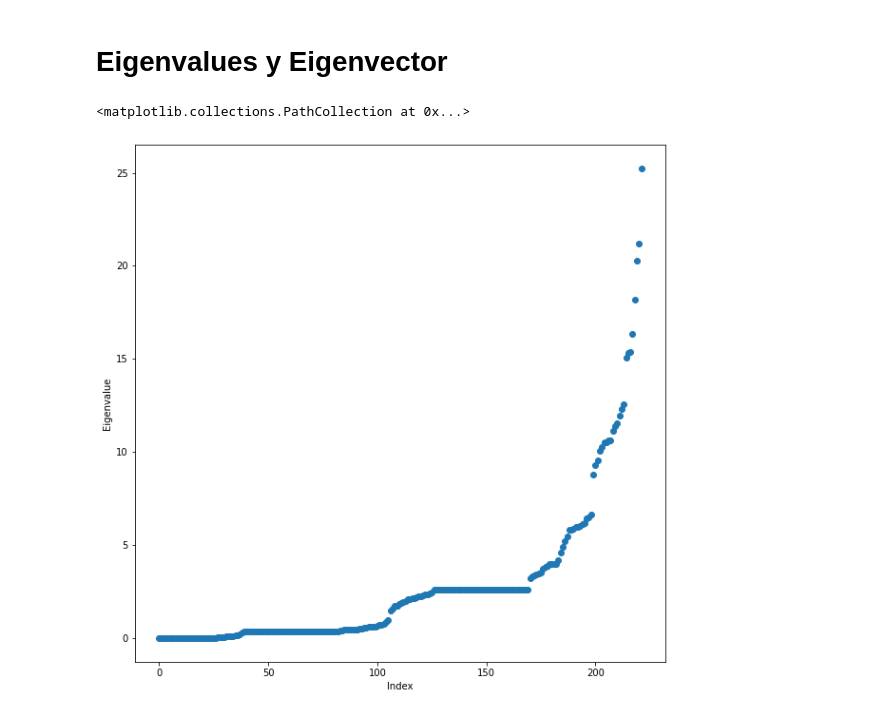
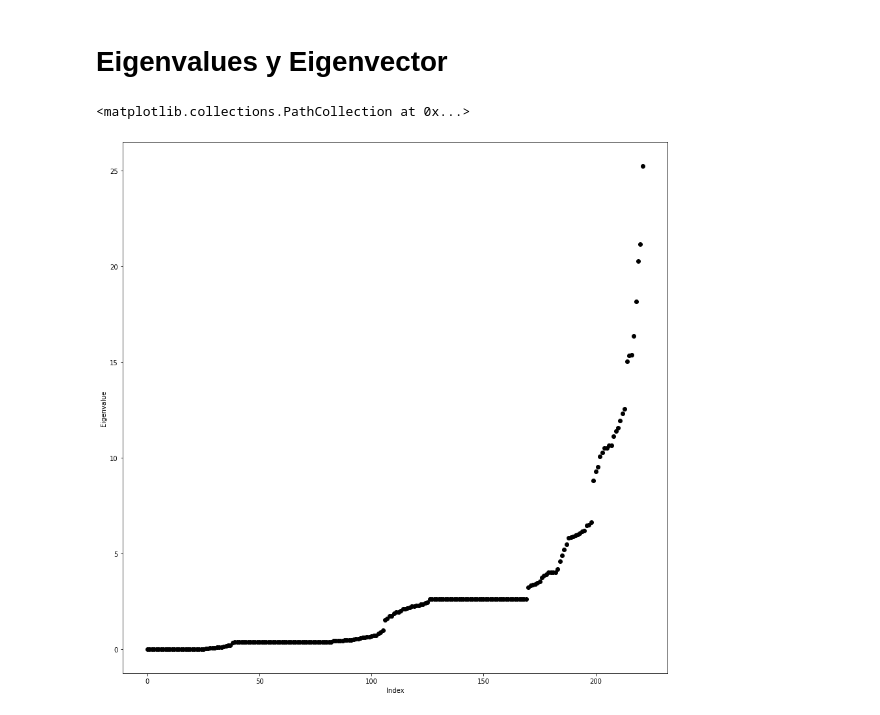
Before and after one commit to nachocodexx/cinvestav-da-clustering, a Jupyter notebook: README.ipynb, the cells around one changed output. Cells and saved outputs as stored; diff of their text form; code cells hidden in the pictures.

```diff
--- a/README.ipynb
+++ b/README.ipynb
@@ -368,16 +476,19 @@ array([[ 1., -1.,  0., ...,  0.,  0.,  0.],
 # %% [markdown]
 # Eigenvalues y Eigenvector
 # %%
+# import scipy as scp
 vals, vecs = np.linalg.eigh(L)
 # vals, vecs = np.linalg.eig(L)
 vecs = vecs[:,np.argsort(vals)]
 vals = vals[np.argsort(vals)]
-vecs.shape,vals.shape
+# vecs.shape,vals.shape
 fg,ax =plt.subplots()
 ax.set_xlabel("Index")
 ax.set_ylabel("Eigenvalue")
-ax.scatter(range(vals.shape[0]),vals)
+ax.scatter(range(vals.shape[0]),vals,color ="black")
+# plt.savefig("./images/eigenvals.jpg")
+# sns.scatterplot(range(vals.shape[0]),vals,ax=ax)
 # vecs
 # %% [output]
 <matplotlib.collections.PathCollection at 0x...>
-[figure, old version]
+[figure, new version]
```
Also changed, not shown: parts of 32 cells of this notebook, 37 other files.
